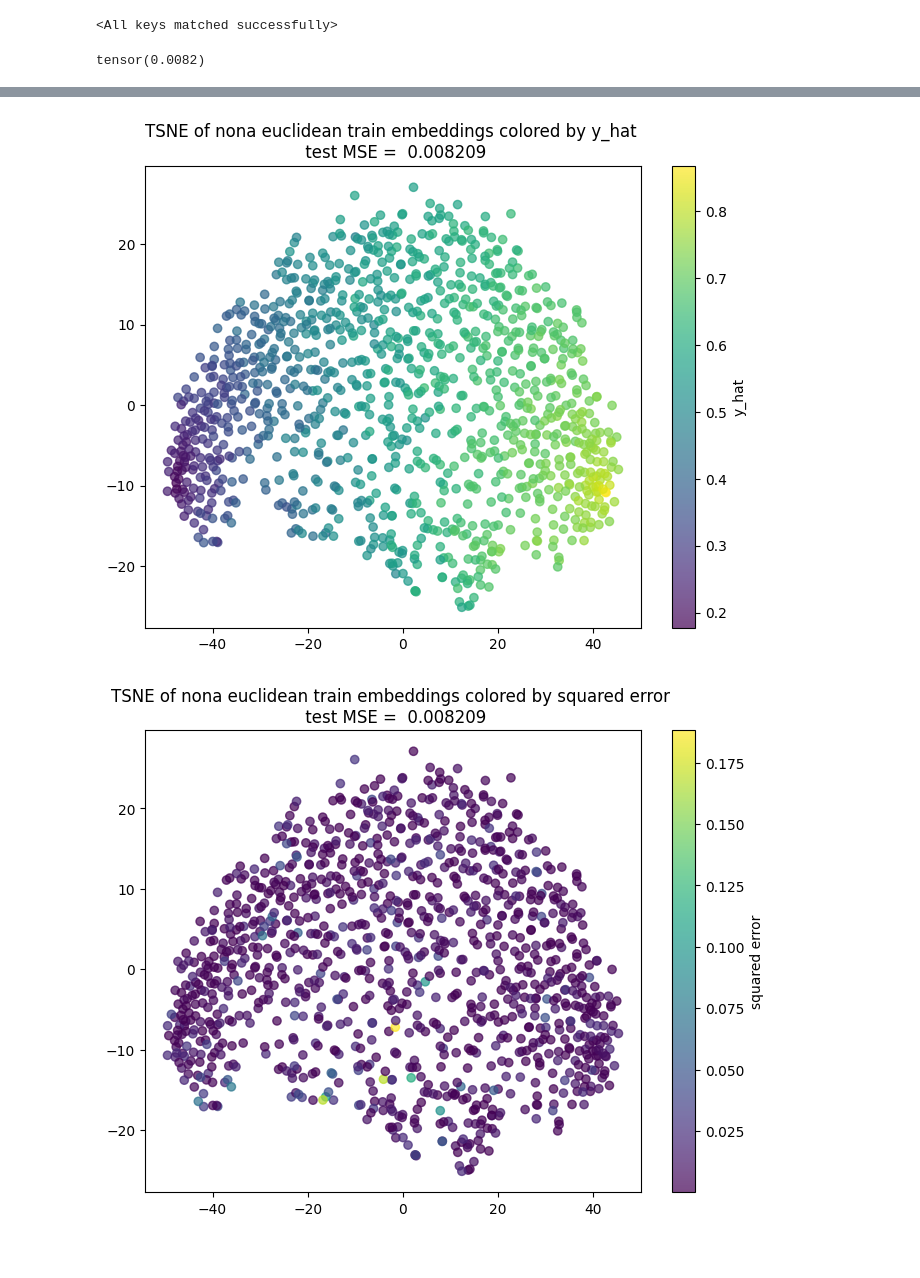
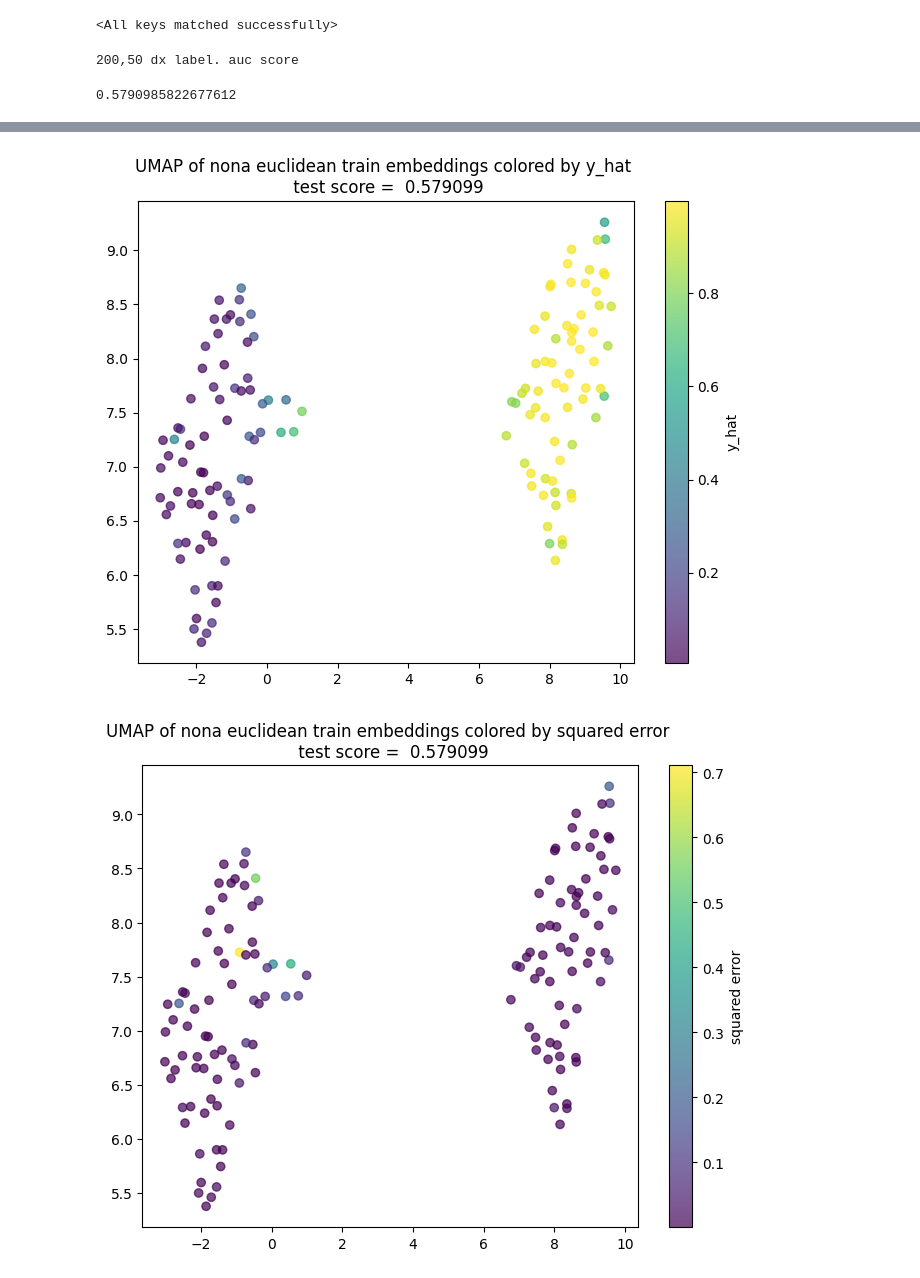
Before and after one commit to aviadsusman/nona, a Jupyter notebook: visualize_embeddings.ipynb, the cells around one changed output, grey strips where cells are left out. Drawn from its saved outputs; the diff is of its cells as text; code cells hidden in the pictures.

```diff
--- a/visualize_embeddings.ipynb
+++ b/visualize_embeddings.ipynb
@@ -35,9 +55,13 @@ model=NONA_FT(feature_extractor=res,
 # %%
-rsna_sft_weights = torch.load(f'results/rsna/models/02231621/{model_type}_0.pth', map_location=device)
-model.load_state_dict(rsna_sft_weights)
+sft_weights = torch.load(f'results/{dataset}/models/{run}/{model_type}_{str(seed)}.pth', map_location=device)
+model.load_state_dict(sft_weights)
 # %% [output]
 <All keys matched successfully>
-# %%
-task, data_df, transform, fe, data_percentage = load_data_params('rsna')
-idx_dict = get_fold_indices(data_df=data_df, seed=0, data_percentage=data_percentage)
+# %%
+if dataset == 'rsna':
+    task, data_df, fe, data_percentage, transform = load_data_params(dataset)
+    idx_dict = get_fold_indices(dataset=dataset, data_df=data_df, seed=seed, data_percentage=data_percentage, keep_unused=True)
+elif dataset == 'adresso':
+    task, data_df, fe, tokenizer = load_data_params(dataset, label=label)
+    idx_dict = get_fold_indices(dataset=dataset, label=label, data_df=data_df, seed=seed)
 # %%
@@ -63,8 +101,33 @@ with torch.no_grad():
-# %%
-mse = torch.mean((y_test - y_hat_test) ** 2)
-mse
-# %% [output]
-tensor(0.0082)
+# %%
+if dataset == 'rsna':
+    with torch.no_grad():
+        for (X_train, y_train), (X_test, y_test) in zip(train_loader, test_loader): # one batch
+            y_hat_train, train_embeddings = model(X_train, X_train, y_train, get_embeddings=True)
+            y_hat_test, test_embeddings = model(X_test, X_train, y_train, get_embeddings=True)
+
+elif dataset == 'adresso':
+    with torch.no_grad():
+        for train_batch, test_batch in zip(train_loader, test_loader):
+            X_train = {key: val.to(device) for key, val in train_batch.items() if key!='labels'}
+            y_train = train_batch['labels'].to(device)
+
+            X_test = {key: val.to(device) for key, val in test_batch.items() if key!='labels'}
+            y_test = test_batch['labels'].to(device)
+
+            y_hat_train, train_embeddings = model(X_train, X_train, y_train, get_embeddings=True)
+            y_hat_test, test_embeddings = model(X_test, X_train, y_train, get_embeddings=True)
+# %%
+with open(f"results/{dataset}/scores_{run}.pkl", "rb") as file:
+    results = pkl.load(file=file)
+    desc = results[0]
+    scores_list = results[1:]
+print(desc)
+
+test_score = scores_list[seed][f'{model_type} mlp'][0]
+test_score
+# %% [output]
+200,50 dx label. auc score
+0.5790985822677612
 # %%
 proj_dim = 2
 
@@ -76,7 +139,7 @@ elif embedding_set == 'test':
     embeddings = test_embeddings
     label_dict = {'y_true': y_test, 'y_hat': y_hat_test, 'squared error': (y_hat_test - y_test)**2}
 
-proj_type = 'tsne'
+proj_type = 'umap'
 if proj_type == 'tsne':
     proj = TSNE(n_components=proj_dim, random_state=42)
 elif proj_type == 'pca':
@@ -88,7 +151,7 @@ reduced_embeddings = proj.fit_transform(embeddings)
 
 for label_to_vis, y in label_dict.items():
 
-    title = f"{proj_type.upper()} of {model_type} {embedding_set} embeddings colored by {label_to_vis} \n test MSE = {mse.item() : 4f}"
+    title = f"{proj_type.upper()} of {model_type} {embedding_set} embeddings colored by {label_to_vis} \n test score = {test_score : 4f}"
 
     fig = plt.figure(figsize=(8, 6))#, dpi=200)
     if proj_dim == 2:
@@ -107,5 +170,5 @@ for label_to_vis, y in label_dict.items():
-[figure, old version]
+[figure, new version]
-[figure, old version]
+[figure, new version]
 # %%
 # Not the same as above. Outputs from above are with 50d NONA
 
```
Also changed, not shown: parts of 7 cells of this notebook, 5 other files.
